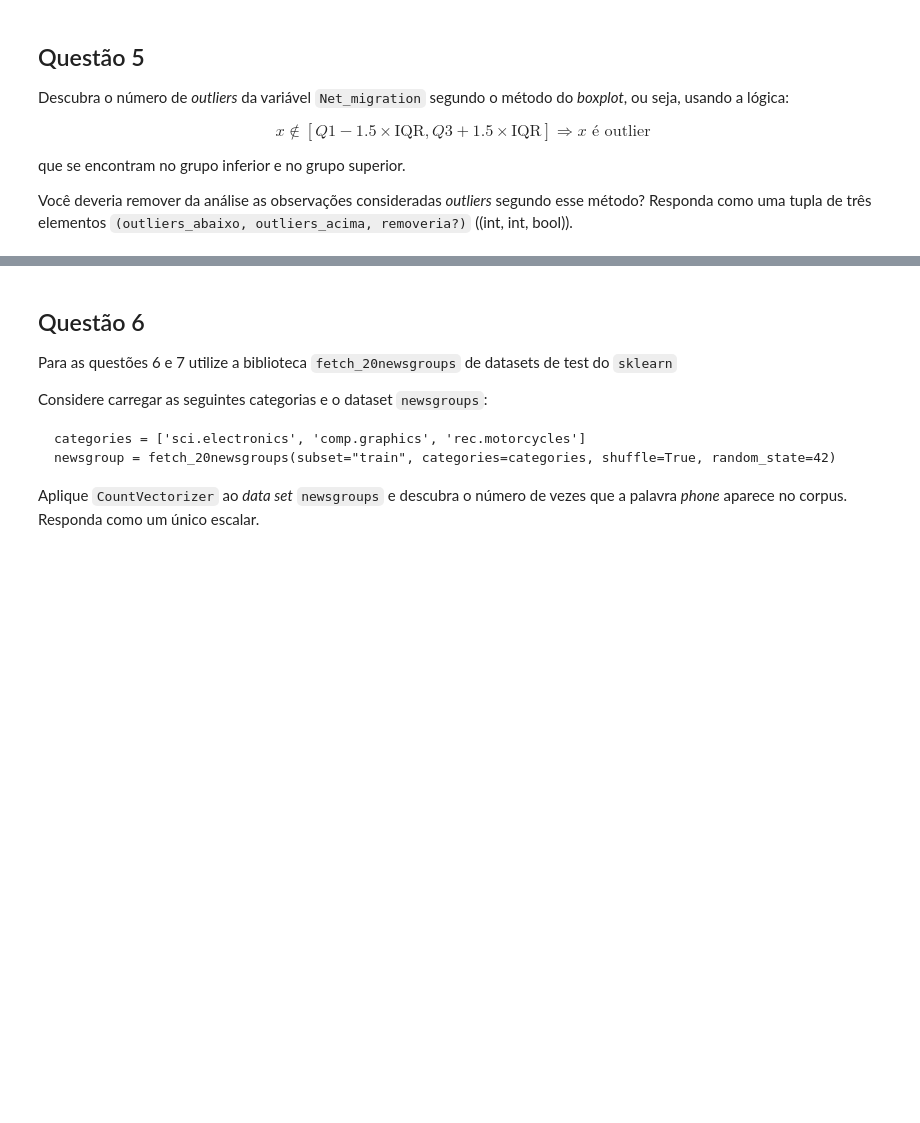
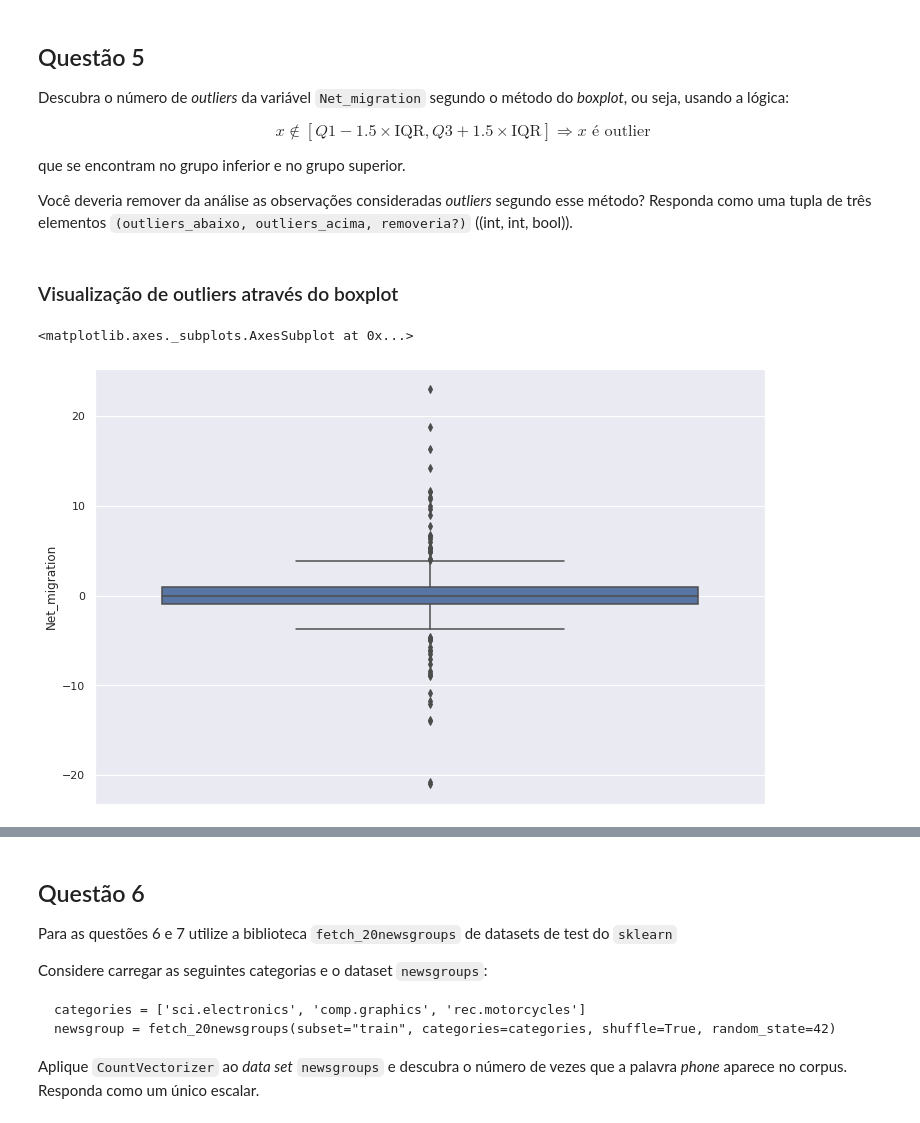
Before and after one commit to vitorpbarbosa7/codenation_1, a Jupyter notebook: data-science-4/main.ipynb, the cells around one changed output, grey strips where cells are left out. Cells and saved outputs as stored; diff of their text form; code cells hidden in the pictures; blank space fills up the shorter version.

```diff
--- a/data-science-4/main.ipynb
+++ b/data-science-4/main.ipynb
@@ -301,3 +307,8 @@ region_attr = countries_.Region.value_counts()[0]; region_attr
 countries_[['Region']].isna().sum().sum()
 # %% [output]
 0
+# %%
+from sklearn.preprocessing import OneHotEncoder
+countries_['Climate'].fillna(0, inplace = True)
+one_hot_encoder = OneHotEncoder(sparse=False, dtype = np.int)
+encoded_region_climate = one_hot_encoder.fit_transform(countries_[['Climate','Region']])
@@ -402,3 +418,10 @@ $$x \notin [Q1 - 1.5 \times \text{IQR}, Q3 + 1.5 \times \text{IQR}] \Rightarrow
 que se encontram no grupo inferior e no grupo superior.
 
 Você deveria remover da análise as observações consideradas _outliers_ segundo esse método? Responda como uma tupla de três elementos `(outliers_abaixo, outliers_acima, removeria?)` ((int, int, bool)).
+# %% [markdown]
+### Visualização de outliers através do boxplot
+# %%
+sns.boxplot(countries_.Net_migration, orient = 'vertical')
+# %% [output]
+<matplotlib.axes._subplots.AxesSubplot at 0x...>
+[figure, added]
```
Also changed, not shown: parts of 35 cells of this notebook.
